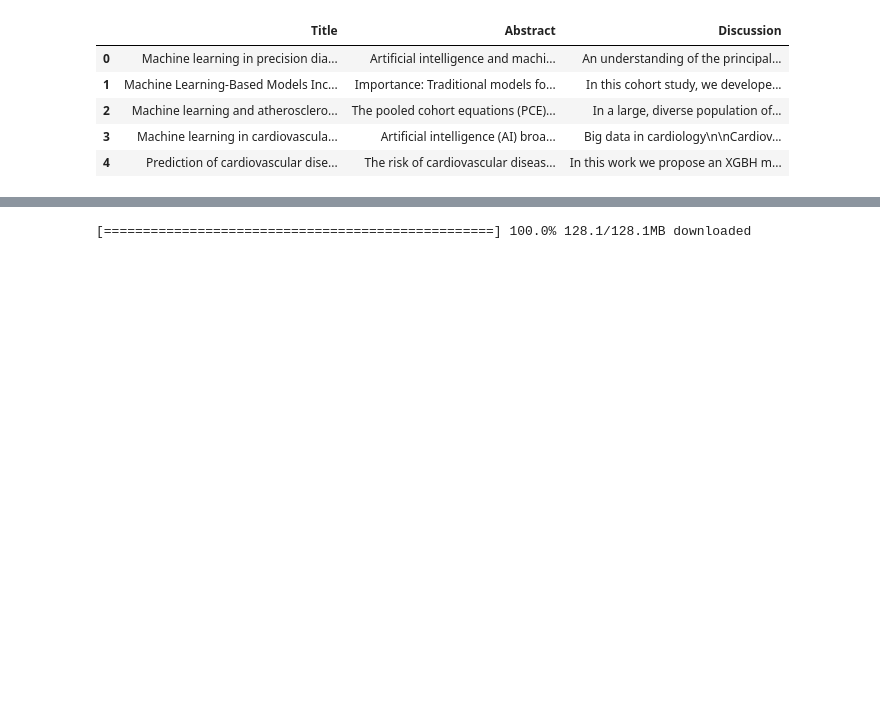
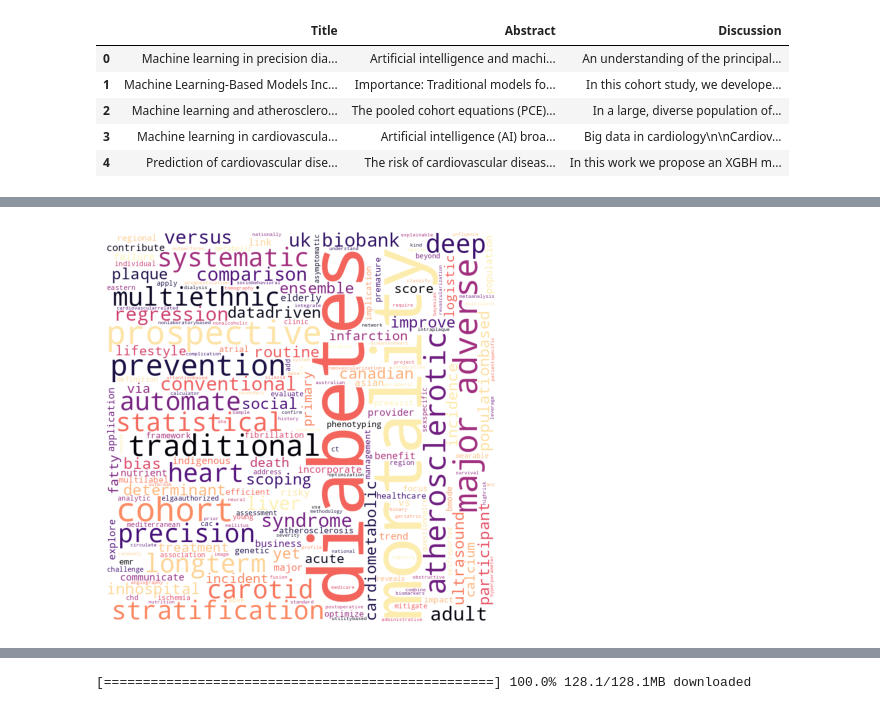
Before and after one commit to Dzy00/CHL5230-Final-Project, a Jupyter notebook: CHL5230_datathon6_NLP.ipynb, the cells around one changed output, grey strips where cells are left out. Cells and saved outputs as stored; diff of their text form; code cells hidden in the pictures; blank space fills up the shorter version.

```diff
--- a/CHL5230_datathon6_NLP.ipynb
+++ b/CHL5230_datathon6_NLP.ipynb
@@ -326,0 +375,15 @@ plt.show()
+# %%
+# Create a WordCloud object for TITLE
+wordcloud_T = WordCloud(width = 800, height = 800,
+                      background_color ='white',
+                      colormap='magma',  # Use the 'magma' colormap
+                      min_font_size = 10).generate(text_T)
+
+# Plot the WordCloud image
+plt.figure(figsize = (3.9, 3.9), facecolor = None)
+plt.imshow(wordcloud_T)
+plt.axis("off")
+plt.tight_layout(pad = 0)
+plt.show()
+# %% [output]
+[figure, added]
```
Also changed, not shown: parts of 11 cells of this notebook.
